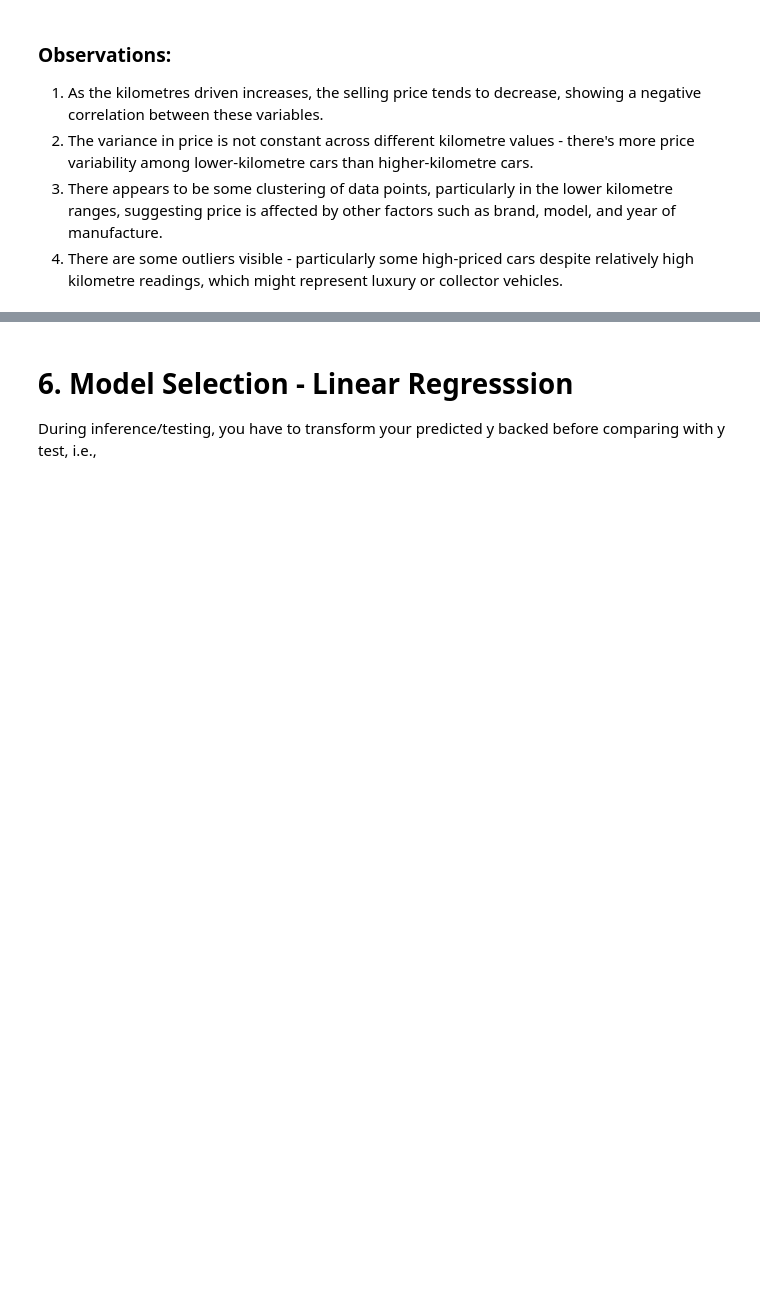
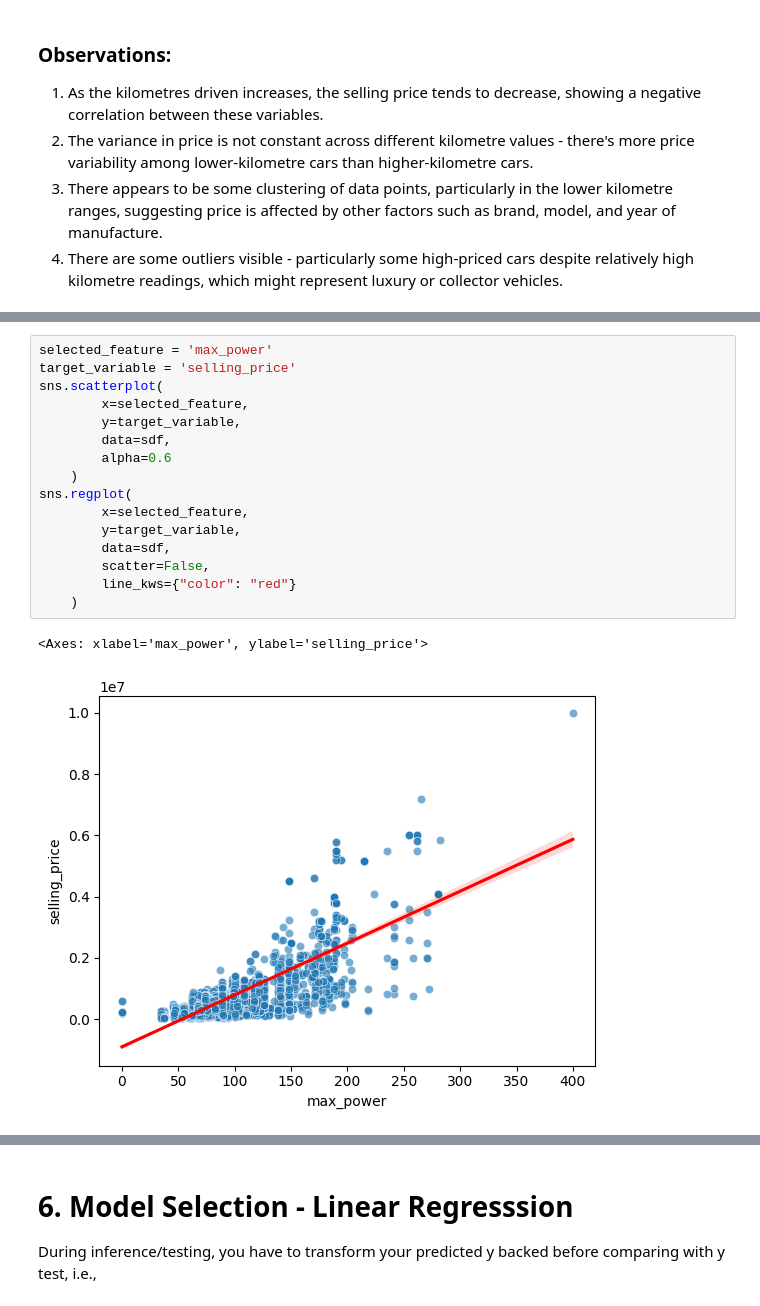
Before and after one commit to sushmi/classroom, a Jupyter notebook: notebooks/A1 - Predicting Car Prices.ipynb, the cells around one changed output, grey strips where cells are left out. Cells and saved outputs as stored; diff of their text form; blank space fills up the shorter version.

```diff
--- a/notebooks/A1 - Predicting Car Prices.ipynb
+++ b/notebooks/A1 - Predicting Car Prices.ipynb
@@ -604,0 +680,19 @@ dtype: int64
+# %%
+selected_feature = 'max_power'
+target_variable = 'selling_price'
+sns.scatterplot(
+        x=selected_feature,
+        y=target_variable,
+        data=sdf,
+        alpha=0.6
+    )
+sns.regplot(
+        x=selected_feature,
+        y=target_variable,
+        data=sdf,
+        scatter=False,
+        line_kws={"color": "red"}
+    )
+# %% [output]
+<Axes: xlabel='max_power', ylabel='selling_price'>
+[figure, added]
```
Also changed, not shown: parts of 59 cells of this notebook, 13 other files.
